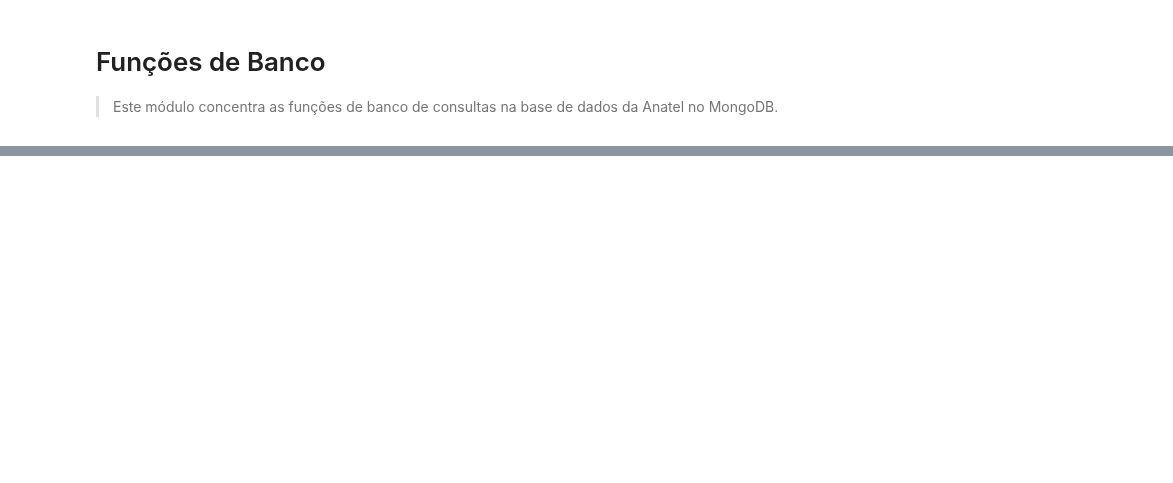
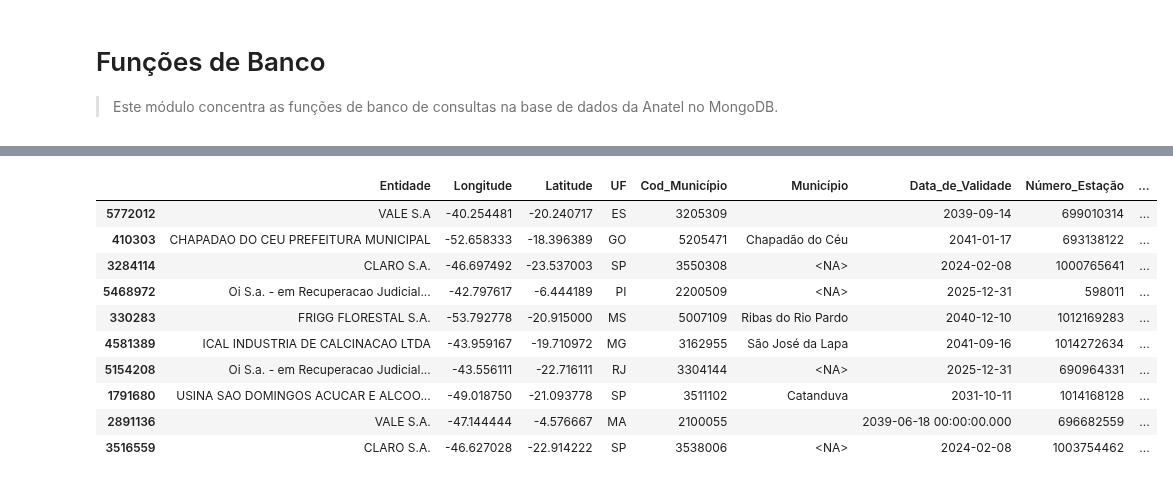
Before and after one commit to ronaldokun/anateldb, a Jupyter notebook: nbs/functionsdb.ipynb, the cells around one changed output, grey strips where cells are left out. Saved outputs shown, nothing was run; the diff lists cells and outputs as text; code cells hidden in the pictures; blank space fills up the shorter version.

```diff
--- a/nbs/functionsdb.ipynb
+++ b/nbs/functionsdb.ipynb
@@ -220,0 +189,14 @@ df[df.len_designacao == 9]
+# %%
+df[df.duplicated()].sample(10)
+# %% [output]
+|  | Entidade | Longitude | Latitude | UF | Cod_Município | Município | Data_de_Validade | Número_Estação | ... |
+| 5772012 | VALE S.A | -40.254481 | -20.240717 | ES | 3205309 |  | 2039-09-14 | 699010314 | ... |
+| 410303 | CHAPADAO DO CEU PREFEITURA MUNICIPAL | -52.658333 | -18.396389 | GO | 5205471 | Chapadão do Céu | 2041-01-17 | 693138122 | ... |
+| 3284114 | CLARO S.A. | -46.697492 | -23.537003 | SP | 3550308 | <NA> | 2024-02-08 | 1000765641 | ... |
+| 5468972 | Oi S.a. - em Recuperacao Judicial... | -42.797617 | -6.444189 | PI | 2200509 | <NA> | 2025-12-31 | 598011 | ... |
+| 330283 | FRIGG FLORESTAL S.A. | -53.792778 | -20.915000 | MS | 5007109 | Ribas do Rio Pardo | 2040-12-10 | 1012169283 | ... |
+| 4581389 | ICAL INDUSTRIA DE CALCINACAO LTDA | -43.959167 | -19.710972 | MG | 3162955 | São José da Lapa | 2041-09-16 | 1014272634 | ... |
+| 5154208 | Oi S.a. - em Recuperacao Judicial... | -43.556111 | -22.716111 | RJ | 3304144 | <NA> | 2025-12-31 | 690964331 | ... |
+| 1791680 | USINA SAO DOMINGOS ACUCAR E ALCOO... | -49.018750 | -21.093778 | SP | 3511102 | Catanduva | 2031-10-11 | 1014168128 | ... |
+| 2891136 | VALE S.A. | -47.144444 | -4.576667 | MA | 2100055 |  | 2039-06-18 00:00:00.000 | 696682559 | ... |
+| 3516559 | CLARO S.A. | -46.627028 | -22.914222 | SP | 3538006 | <NA> | 2024-02-08 | 1003754462 | ... |
```
Also changed, not shown: parts of 32 cells of this notebook, 8 other files.
